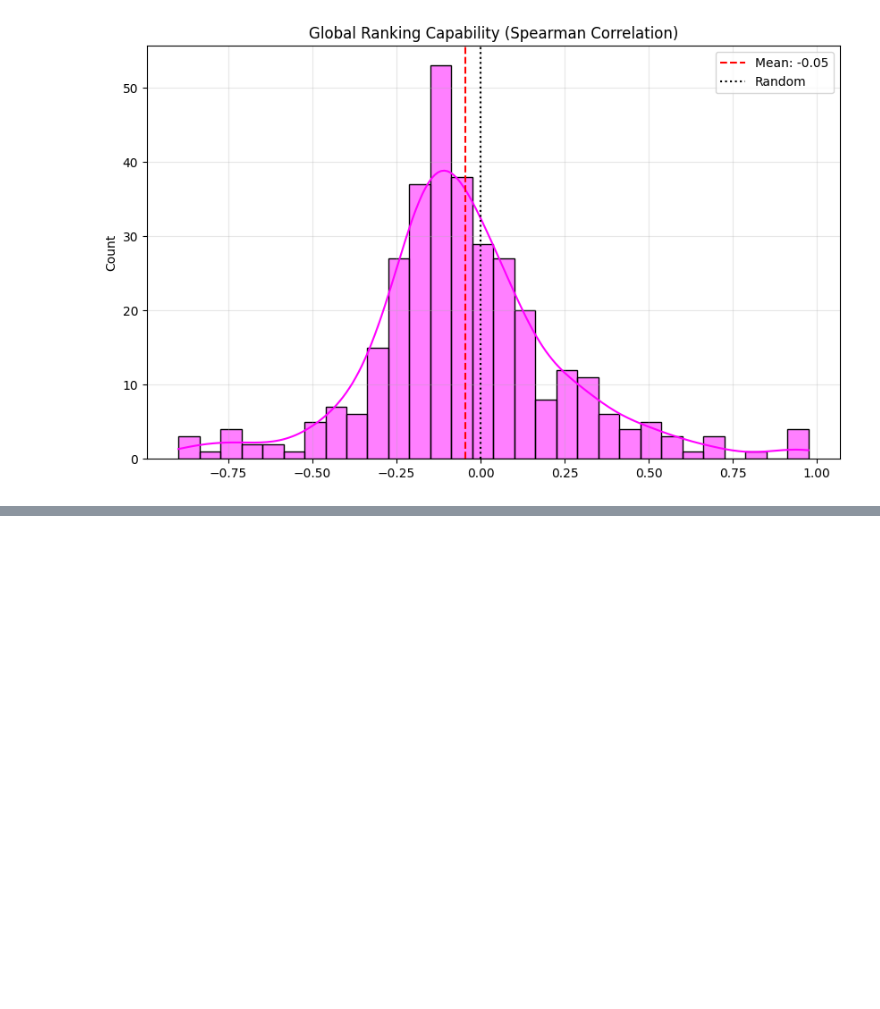
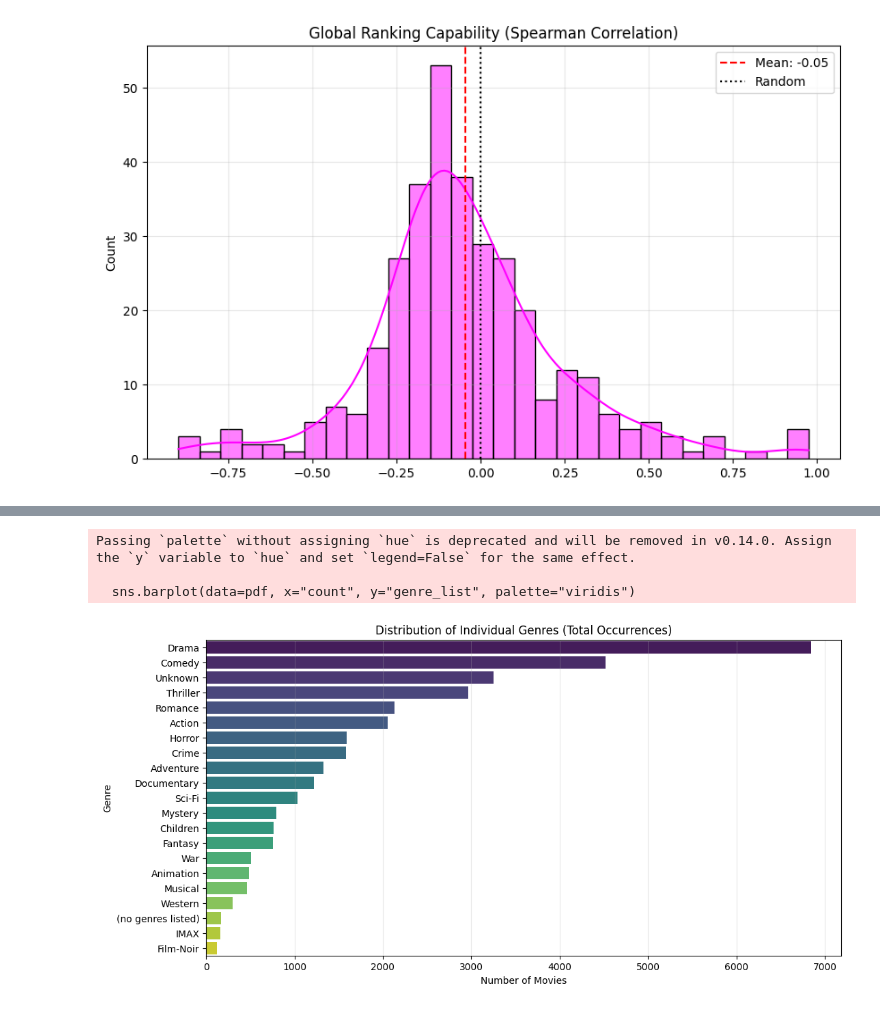
Before and after one commit to osquera/02807_Project, a Jupyter notebook: src/02807_project/embeddings_openai.ipynb, the cells around one changed output, grey strips where cells are left out. Drawn from its saved outputs; the diff is of its cells as text; code cells hidden in the pictures; blank space fills up the shorter version.

Commit message:
Finished embedding notebook and visualizations

```diff
--- a/src/02807_project/embeddings_openai.ipynb
+++ b/src/02807_project/embeddings_openai.ipynb
@@ -481,3 +464,27 @@ validate_spearman()
 Validating on 345 critics (Random Split)...
 Global Average Correlation: -0.0451
 [figure]
+# %%
+import polars as pl
+import numpy as np
+
+
+df_meta = pl.read_csv("../../data/clean/movies_merged.csv")
+
+df_vectors = pl.read_parquet("rotten_tomatoes_embedded.parquet")
+
+
+df_combined = df_meta.join(df_vectors, on="rotten_tomatoes_link", how="inner")
+
+
+individual_genres = (
+    df_combined
+    .select(pl.col("lm_genre").fill_null("Unknown").str.split("|").alias("genre_list"))
+    .explode("genre_list")
+    .group_by("genre_list")
+    .count()
+    .sort("count", descending=True)
+)
+
+print("--- Top 20 Individual Genres ---")
+print(individual_genres.head(20))
@@ -483,0 +511,15 @@ Global Average Correlation: -0.0451
+# %%
+pdf = individual_genres.to_pandas()
+
+plt.figure(figsize=(12, 6))
+sns.barplot(data=pdf, x="count", y="genre_list", palette="viridis")
+plt.title("Distribution of Individual Genres (Total Occurrences)")
+plt.xlabel("Number of Movies")
+plt.ylabel("Genre")
+plt.grid(axis='x', alpha=0.3)
+plt.show()
+# %% [output]
+Passing `palette` without assigning `hue` is deprecated and will be removed in v0.14.0. Assign the `y` variable to `hue` and set `legend=False` for the same effect.
+
+  sns.barplot(data=pdf, x="count", y="genre_list", palette="viridis")
+[figure, added]
```
Also changed, not shown: parts of 18 cells of this notebook.
